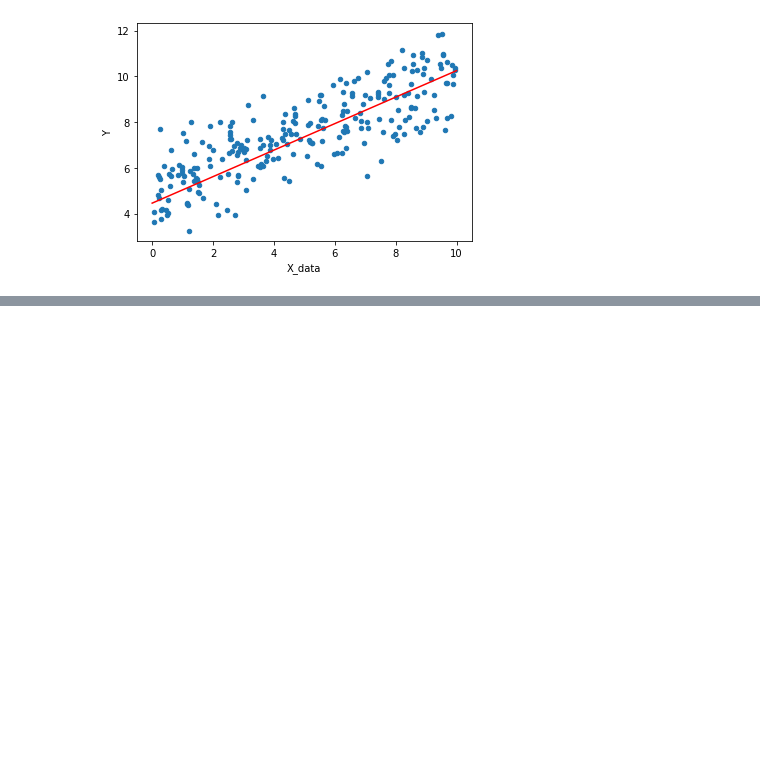
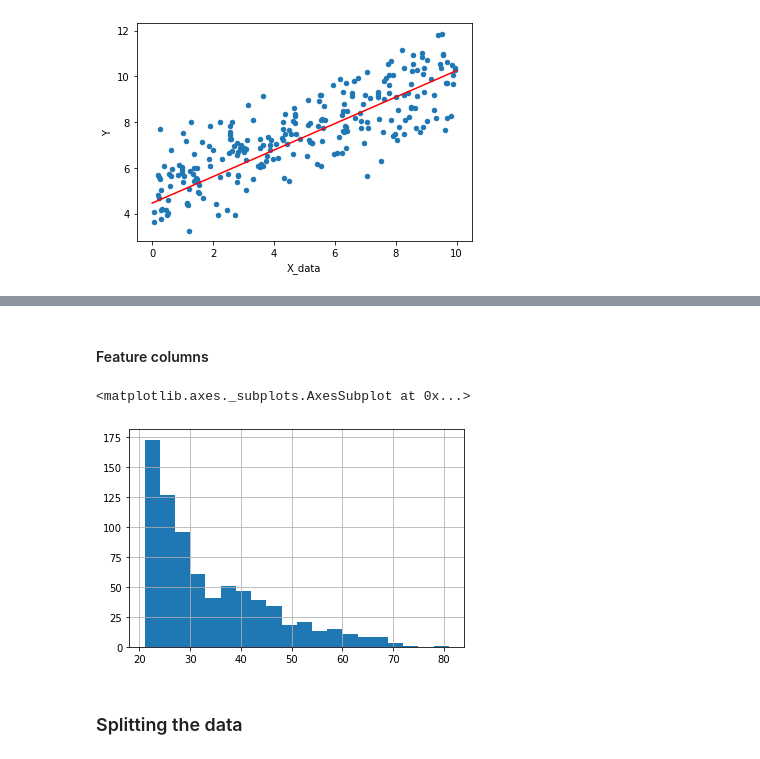
Before and after one commit to mahi95/tensorflow_bootcamp, a Jupyter notebook: tensorflow_learning_basics.ipynb, the cells around one changed output, grey strips where cells are left out. Cells and saved outputs as stored; diff of their text form; code cells hidden in the pictures; blank space fills up the shorter version.

```diff
--- a/tensorflow_learning_basics.ipynb
+++ b/tensorflow_learning_basics.ipynb
@@ -781,0 +784,4 @@ plt.plot(np.linspace(0,10,10), predictions, 'r')
+# %%
+# importing the dataset
+import pandas as pd
+diabetes_df = pd.read_csv('../02-TensorFlow-Basics/pima-indians-diabetes.csv')
@@ -781,0 +841,6 @@ plt.plot(np.linspace(0,10,10), predictions, 'r')
+# %%
+cols_to_norm = ['Number_pregnant', 'Glucose_concentration', 'Blood_pressure', 'Triceps',
+       'Insulin', 'BMI', 'Pedigree']
+# %%
+# normalizing the data
+diabetes_df[cols_to_norm] = diabetes_df[cols_to_norm].apply(lambda x: (x - x.min()) / (x.max() - x.min()))
@@ -781,0 +859,2 @@ plt.plot(np.linspace(0,10,10), predictions, 'r')
+# %% [markdown]
+#### Feature columns
@@ -781,0 +883,5 @@ plt.plot(np.linspace(0,10,10), predictions, 'r')
+# %%
+diabetes_df['Age'].hist(bins=20)
+# %% [output]
+<matplotlib.axes._subplots.AxesSubplot at 0x...>
+[figure, added]
@@ -781,0 +893,2 @@ plt.plot(np.linspace(0,10,10), predictions, 'r')
+# %% [markdown]
+### Splitting the data
```
Also changed, not shown: parts of 35 cells of this notebook, 1 other file.
